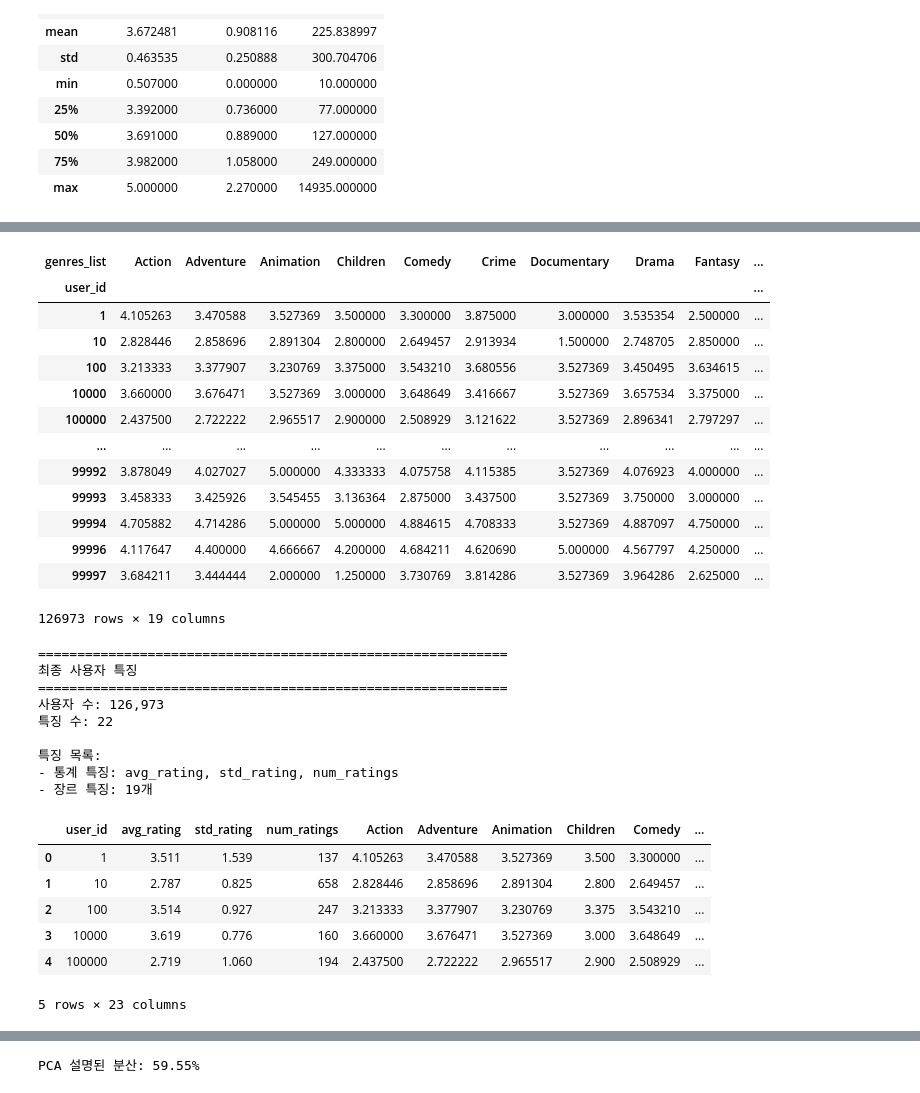
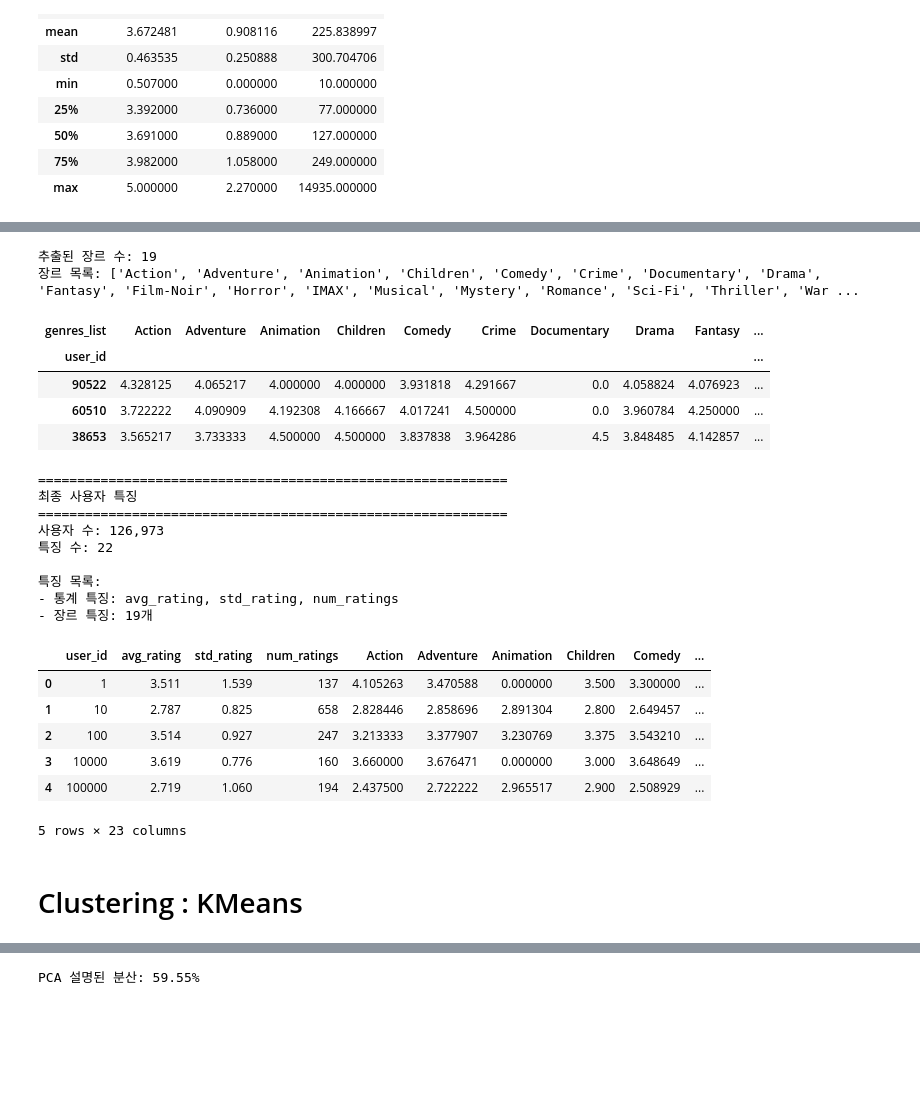
Before and after one commit to mkk4726/movie_recommendation, a Jupyter notebook: modeling/notebooks/clustering.ipynb, the cells around one changed output, grey strips where cells are left out. Drawn from its saved outputs; the diff is of its cells as text; code cells hidden in the pictures; blank space fills up the shorter version.

```diff
--- a/modeling/notebooks/clustering.ipynb
+++ b/modeling/notebooks/clustering.ipynb
@@ -174,10 +134,3 @@ user_genre_prefs = genre_ratings_df.pivot_table(
     values='rating',
     aggfunc='mean'
 )
-
-# 전체 평균으로 결측치 채우기
-global_mean = genre_ratings_df['rating'].mean()
-user_genre_prefs = user_genre_prefs.fillna(global_mean)
-
-print(f"\n추출된 장르 수: {user_genre_prefs.shape[1]}")
-print(f"장르 목록: {sorted(user_genre_prefs.columns.tolist())}")
@@ -207,20 +137,28 @@ genre_ratings_df
+# %%
+# 방법 1: 전체 데이터의 평균으로 채우기 (중립적)
+# global_mean = user_genre_prefs.mean().mean()
+# user_genre_prefs = user_genre_prefs.fillna(global_mean)
+
+# 방법 2: 0으로 채우기 (관심 없음 표현)
+user_genre_prefs = user_genre_prefs.fillna(0)
+
+# 방법 3: 각 장르의 전체 평균으로 채우기
+# genre_means = user_genre_prefs.mean(axis=0)
+# user_genre_prefs = user_genre_prefs.fillna(genre_means)
+
+print(f"\n추출된 장르 수: {user_genre_prefs.shape[1]}")
+print(f"장르 목록: {sorted(user_genre_prefs.columns.tolist())}")
+# %% [output]
+추출된 장르 수: 19
+장르 목록: ['Action', 'Adventure', 'Animation', 'Children', 'Comedy', 'Crime', 'Documentary', 'Drama', 'Fantasy', 'Film-Noir', 'Horror', 'IMAX', 'Musical', 'Mystery', 'Romance', 'Sci-Fi', 'Thriller', 'War ...
 # %%
-user_genre_prefs
+user_genre_prefs.sample(3)
 # %% [output]
 | genres_list | Action | Adventure | Animation | Children | Comedy | Crime | Documentary | Drama | Fantasy | ... |
 | user_id |  |  |  |  |  |  |  |  |  | ... |
-| 1 | 4.105263 | 3.470588 | 3.527369 | 3.500000 | 3.300000 | 3.875000 | 3.000000 | 3.535354 | 2.500000 | ... |
-| 10 | 2.828446 | 2.858696 | 2.891304 | 2.800000 | 2.649457 | 2.913934 | 1.500000 | 2.748705 | 2.850000 | ... |
-| 100 | 3.213333 | 3.377907 | 3.230769 | 3.375000 | 3.543210 | 3.680556 | 3.527369 | 3.450495 | 3.634615 | ... |
-| 10000 | 3.660000 | 3.676471 | 3.527369 | 3.000000 | 3.648649 | 3.416667 | 3.527369 | 3.657534 | 3.375000 | ... |
-| 100000 | 2.437500 | 2.722222 | 2.965517 | 2.900000 | 2.508929 | 3.121622 | 3.527369 | 2.896341 | 2.797297 | ... |
-| ... | ... | ... | ... | ... | ... | ... | ... | ... | ... | ... |
-| 99992 | 3.878049 | 4.027027 | 5.000000 | 4.333333 | 4.075758 | 4.115385 | 3.527369 | 4.076923 | 4.000000 | ... |
-| 99993 | 3.458333 | 3.425926 | 3.545455 | 3.136364 | 2.875000 | 3.437500 | 3.527369 | 3.750000 | 3.000000 | ... |
-| 99994 | 4.705882 | 4.714286 | 5.000000 | 5.000000 | 4.884615 | 4.708333 | 3.527369 | 4.887097 | 4.750000 | ... |
-| 99996 | 4.117647 | 4.400000 | 4.666667 | 4.200000 | 4.684211 | 4.620690 | 5.000000 | 4.567797 | 4.250000 | ... |
-| 99997 | 3.684211 | 3.444444 | 2.000000 | 1.250000 | 3.730769 | 3.814286 | 3.527369 | 3.964286 | 2.625000 | ... |
+| 90522 | 4.328125 | 4.065217 | 4.000000 | 4.000000 | 3.931818 | 4.291667 | 0.0 | 4.058824 | 4.076923 | ... |
+| 60510 | 3.722222 | 4.090909 | 4.192308 | 4.166667 | 4.017241 | 4.500000 | 0.0 | 3.960784 | 4.250000 | ... |
+| 38653 | 3.565217 | 3.733333 | 4.500000 | 4.500000 | 3.837838 | 3.964286 | 4.5 | 3.848485 | 4.142857 | ... |
-126973 rows × 19 columns
 # %%
 # 모든 특징을 결합
 user_features = user_stats.merge(
@@ -251,9 +189,9 @@ user_features.head()
 - 통계 특징: avg_rating, std_rating, num_ratings
 - 장르 특징: 19개
 |  | user_id | avg_rating | std_rating | num_ratings | Action | Adventure | Animation | Children | Comedy | ... |
-| 0 | 1 | 3.511 | 1.539 | 137 | 4.105263 | 3.470588 | 3.527369 | 3.500 | 3.300000 | ... |
+| 0 | 1 | 3.511 | 1.539 | 137 | 4.105263 | 3.470588 | 0.000000 | 3.500 | 3.300000 | ... |
 | 1 | 10 | 2.787 | 0.825 | 658 | 2.828446 | 2.858696 | 2.891304 | 2.800 | 2.649457 | ... |
 | 2 | 100 | 3.514 | 0.927 | 247 | 3.213333 | 3.377907 | 3.230769 | 3.375 | 3.543210 | ... |
-| 3 | 10000 | 3.619 | 0.776 | 160 | 3.660000 | 3.676471 | 3.527369 | 3.000 | 3.648649 | ... |
+| 3 | 10000 | 3.619 | 0.776 | 160 | 3.660000 | 3.676471 | 0.000000 | 3.000 | 3.648649 | ... |
 | 4 | 100000 | 2.719 | 1.060 | 194 | 2.437500 | 2.722222 | 2.965517 | 2.900 | 2.508929 | ... |
 5 rows × 23 columns
@@ -259,0 +203,2 @@ user_features.head()
+# %% [markdown]
+# Clustering : KMeans
```
Also changed, not shown: parts of 15 cells of this notebook, 2 other files.
